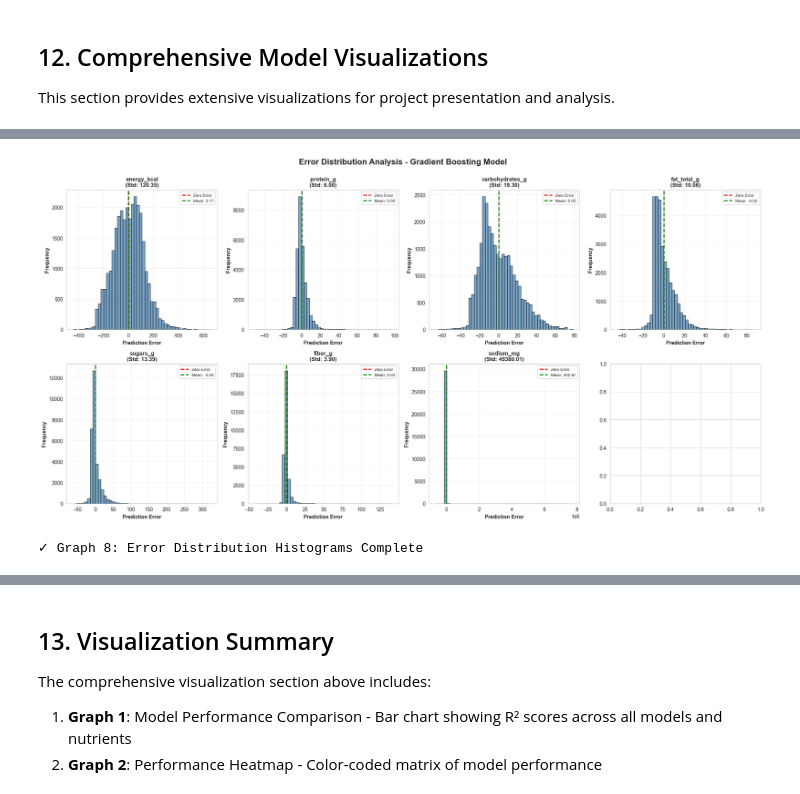
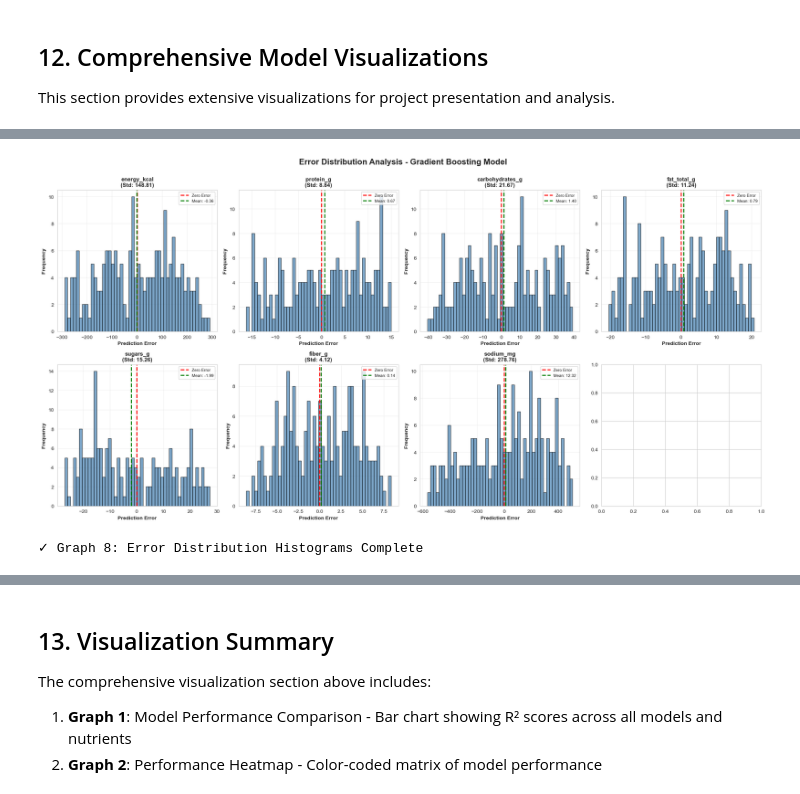
Before and after one commit to yvagula06/Senior-Design-2025, a Jupyter notebook: DSA330_Nutrition_TextRegression.ipynb, the cells around one changed output, grey strips where cells are left out. Drawn from its saved outputs; the diff is of its cells as text; code cells hidden in the pictures.

```diff
--- a/DSA330_Nutrition_TextRegression.ipynb
+++ b/DSA330_Nutrition_TextRegression.ipynb
@@ -785,9 +806,7 @@ Perform k-fold cross-validation on the best performing model to ensure robust pe
 # Assuming Gradient Boosting is typically the best - adjust if needed
 print("Performing 5-Fold Cross-Validation on Gradient Boosting Model...")
 
-# Use full dataset
-X_full_tfidf = vectorizer.fit_transform(df_clean['text_features'])
-y_full = df_clean[TARGET_NAMES].values
+# X_full_tfidf and y_full already created in earlier cells
 
 # Define cross-validation
 kfold = KFold(n_splits=5, shuffle=True, random_state=42)
@@ -980,17 +989,12 @@ Model Details:
 
 ✓ DSA330 Nutrition Text Regression - Project Complete!
 # %%
-# Generate predictions for visualization section
-# This ensures all prediction variables are available for the graphs below
-print("Generating predictions for all models on test set...")
-
-y_pred_lr = lr_model.predict(X_test_tfidf)
-y_pred_ridge = ridge_model.predict(X_test_tfidf)
-y_pred_rf = rf_model.predict(X_test_tfidf)
-y_pred_gbm = gbm_model.predict(X_test_tfidf)
-
-print("✓ Predictions generated for all models")
-print(f"  - Test set size: {len(y_test)}")
+# Store predictions and true values for visualization
+# All predictions are from 5-fold cross-validation
+print("Preparing data for visualization...")
+print(f"✓ Using cross-validated predictions from all models")
+print(f"  - Dataset size: {len(y_full)}")
 print(f"  - Predictions shape: {y_pred_gbm.shape}")
 print(f"  - Nutrients predicted: {len(TARGET_NAMES)}")
+print(f"  - All predictions are from 5-fold CV (no train-test split)")
 # %% [output]
@@ -1083,8 +1087,8 @@ axes = axes.flatten()
 for i, target in enumerate(TARGET_NAMES):
     ax = axes[i]
 
-    # Get predictions for this target
-    y_true = y_test[:, i]
+    # Get CV predictions for this target
+    y_true = y_full[:, i]
     y_pred = y_pred_gbm[:, i]
 
     # Scatter plot
@@ -1104,7 +1108,7 @@ for i, target in enumerate(TARGET_NAMES):
     ax.legend(loc='upper left')
     ax.grid(alpha=0.3)
 
-plt.suptitle('Predicted vs Actual Values - Gradient Boosting Model', fontsize=16, fontweight='bold', y=1.00)
+plt.suptitle('Predicted vs Actual Values - Gradient Boosting Model (5-fold CV)', fontsize=16, fontweight='bold', y=1.00)
 plt.tight_layout()
 plt.show()
 
@@ -1120,8 +1124,8 @@ axes = axes.flatten()
 for i, target in enumerate(TARGET_NAMES):
     ax = axes[i]
 
-    # Calculate residuals
-    y_true = y_test[:, i]
+    # Calculate residuals from CV predictions
+    y_true = y_full[:, i]
     y_pred = y_pred_gbm[:, i]
     residuals = y_true - y_pred
 
@@ -1134,7 +1138,7 @@ for i, target in enumerate(TARGET_NAMES):
     ax.set_title(f'{target} - Residual Plot', fontsize=11, fontweight='bold')
     ax.grid(alpha=0.3)
 
-plt.suptitle('Residual Analysis - Gradient Boosting Model', fontsize=16, fontweight='bold', y=1.00)
+plt.suptitle('Residual Analysis - Gradient Boosting Model (5-fold CV)', fontsize=16, fontweight='bold', y=1.00)
 plt.tight_layout()
 plt.show()
 
@@ -1208,37 +1215,37 @@ fig, axes = plt.subplots(2, 4, figsize=(20, 10))
 axes = axes.flatten()
 
 for i, target in enumerate(TARGET_NAMES):
     ax = axes[i]
 
-    # Calculate prediction errors
-    y_true = y_test[:, i]
+    # Calculate prediction errors from CV
+    y_true = y_full[:, i]
     y_pred = y_pred_gbm[:, i]
     errors = y_true - y_pred
 
     # Plot histogram
     ax.hist(errors, bins=50, alpha=0.7, color='steelblue', edgecolor='black')
 
     # Add vertical line at 0
     ax.axvline(x=0, color='red', linestyle='--', lw=2, label='Zero Error')
 
     # Add statistics
     mean_error = np.mean(errors)
     std_error = np.std(errors)
     ax.axvline(x=mean_error, color='green', linestyle='--', lw=2, label=f'Mean: {mean_error:.2f}')
 
     ax.set_xlabel('Prediction Error', fontsize=10, fontweight='bold')
     ax.set_ylabel('Frequency', fontsize=10, fontweight='bold')
     ax.set_title(f'{target}\n(Std: {std_error:.2f})', fontsize=11, fontweight='bold')
     ax.legend(loc='upper right', fontsize=8)
     ax.grid(alpha=0.3)
 
-plt.suptitle('Error Distribution Analysis - Gradient Boosting Model', fontsize=16, fontweight='bold', y=1.00)
+plt.suptitle('Error Distribution Analysis - Gradient Boosting Model (5-fold CV)', fontsize=16, fontweight='bold', y=1.00)
 plt.tight_layout()
 plt.show()
 
 print("✓ Graph 8: Error Distribution Histograms Complete")
 # %% [output]
-[figure, old version]
+[figure, new version]
 ✓ Graph 8: Error Distribution Histograms Complete
 # %%
 # Graph 9: Feature Importance Analysis (for tree-based models)
```
Also changed, not shown: parts of 28 cells of this notebook.
